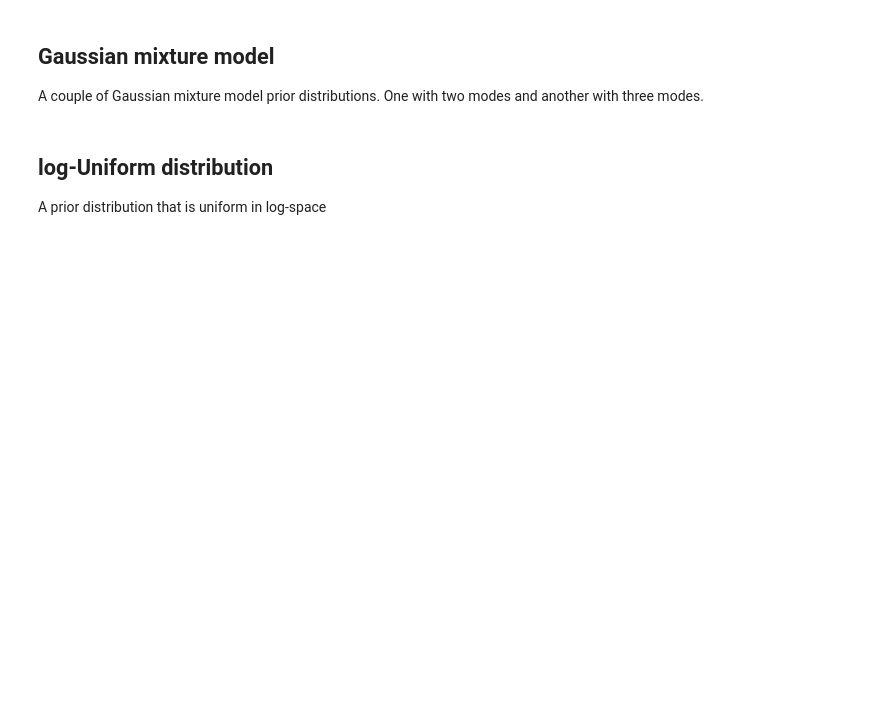
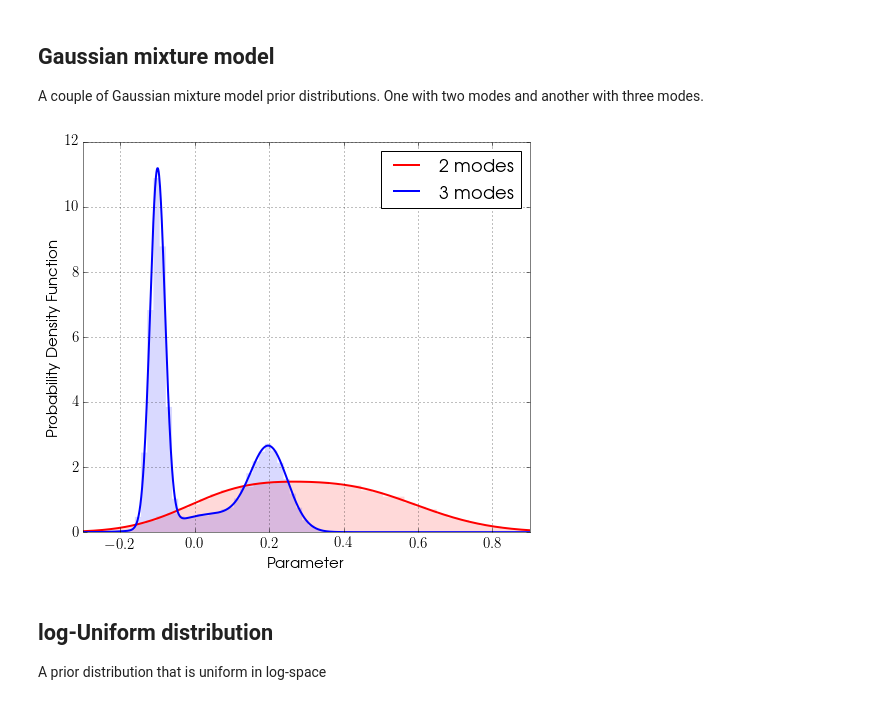
Before and after one commit to mattpitkin/CW_nested_sampling_doc, a Jupyter notebook: scripts/PriorFunctionsPlot.ipynb, the cells around one changed output. Saved outputs shown, nothing was run; the diff lists cells and outputs as text; code cells hidden in the pictures; blank space fills up the shorter version.

Commit message:
Update and add various prior plots

```diff
--- a/scripts/PriorFunctionsPlot.ipynb
+++ b/scripts/PriorFunctionsPlot.ipynb
@@ -258,7 +264,7 @@ for mode in modes:
 
     # remove prior file
     os.remove(priorfile)
-    samples.append(thissamples['c22'].samples)
+    samples.append(thissamples['cosiota'].samples)
 # %%
 colors = ['r', 'b']
 
@@ -266,43 +272,45 @@ fig = pl.figure(figsize=(8,7))
 ax = fig.gca()
 
 def gmmpdf(x, modes):
-    gp = np.zero(len(x))
-    for i in range(len(modes['means']))
+    gp = np.zeros(len(x))
+    for i in range(len(modes['means'])):
         mu = modes['means'][i]
         sigma = modes['sigmas'][i]
         weight = modes['weights'][i]
-        rv = stats.normal(loc=mu, scale=sigma) # create mode
+        rv = stats.norm(loc=mu, scale=sigma) # create mode
         gp += weight*rv.pdf(x) # weight each mode
 
     # re-normalise
     return gp/np.trapz(gp, x)
 
-x = np.linspace(-0.2, 0.6, 1000)
+x = np.linspace(-0.3, 0.9, 1000)
 
-for sample in samples:
-    ax.hist(sample, bins=40, histtype='stepfilled', color=colors[i], normed=True, alpha=0.15, edgecolor='none')
-    ax.plot(x, gmmpdf(x, sigmar[0], mu), color=colors[i], linewidth=2)
+for i, sample in enumerate(samples):
+    ax.hist(sample, bins=50, histtype='stepfilled', color=colors[i], normed=True, alpha=0.15, edgecolor='none')
+    ax.plot(x, gmmpdf(x, modes[i]), color=colors[i], linewidth=2, label='%d modes' % len(modes[i]['means']))
 
 ax.legend(loc='best')
 ax.set_xlim((x[0], x[-1]))
 ax.set_ylabel('Probability Density Function')
 ax.set_xlabel('Parameter')
 
 if not os.path.isdir('../figures/priors/gmm'):
     os.makedirs('../figures/priors/gmm')
 
 fig.savefig('../figures/priors/gmm/gmm.png', dpi=300)
 fig.savefig('../figures/priors/gmm/gmm.pdf')
 # convert to eps
 p = sp.Popen('pdftops -eps ../figures/priors/gmm/gmm.pdf ../figures/priors/gmm/gmm.eps', stdout=sp.PIPE, stderr=sp.PIPE, shell=True)
 out, err = p.communicate()
 
 # write out caption
 fp = open('../figures/priors/gmm/caption.tex', 'w')
 fp.write("""\label{fig:priorgmm}
 Samples drawn from two different Gaussian mixture model prior distributions.
 """)
 fp.close()
+# %% [output]
+[figure, added]
 # %% [markdown]
 ## log-Uniform distribution
 
```
Also changed, not shown: parts of 5 cells of this notebook, 18 other files.
